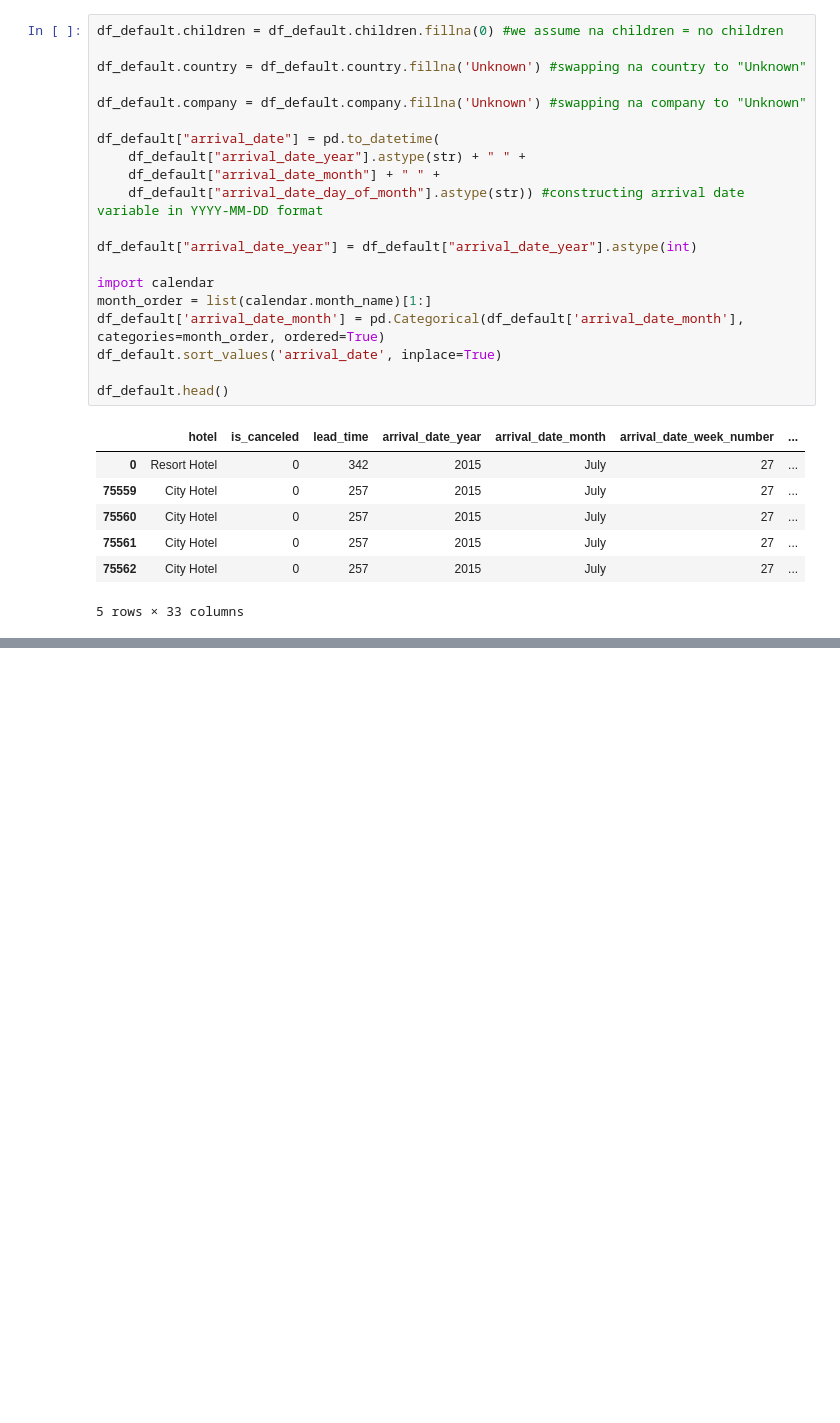
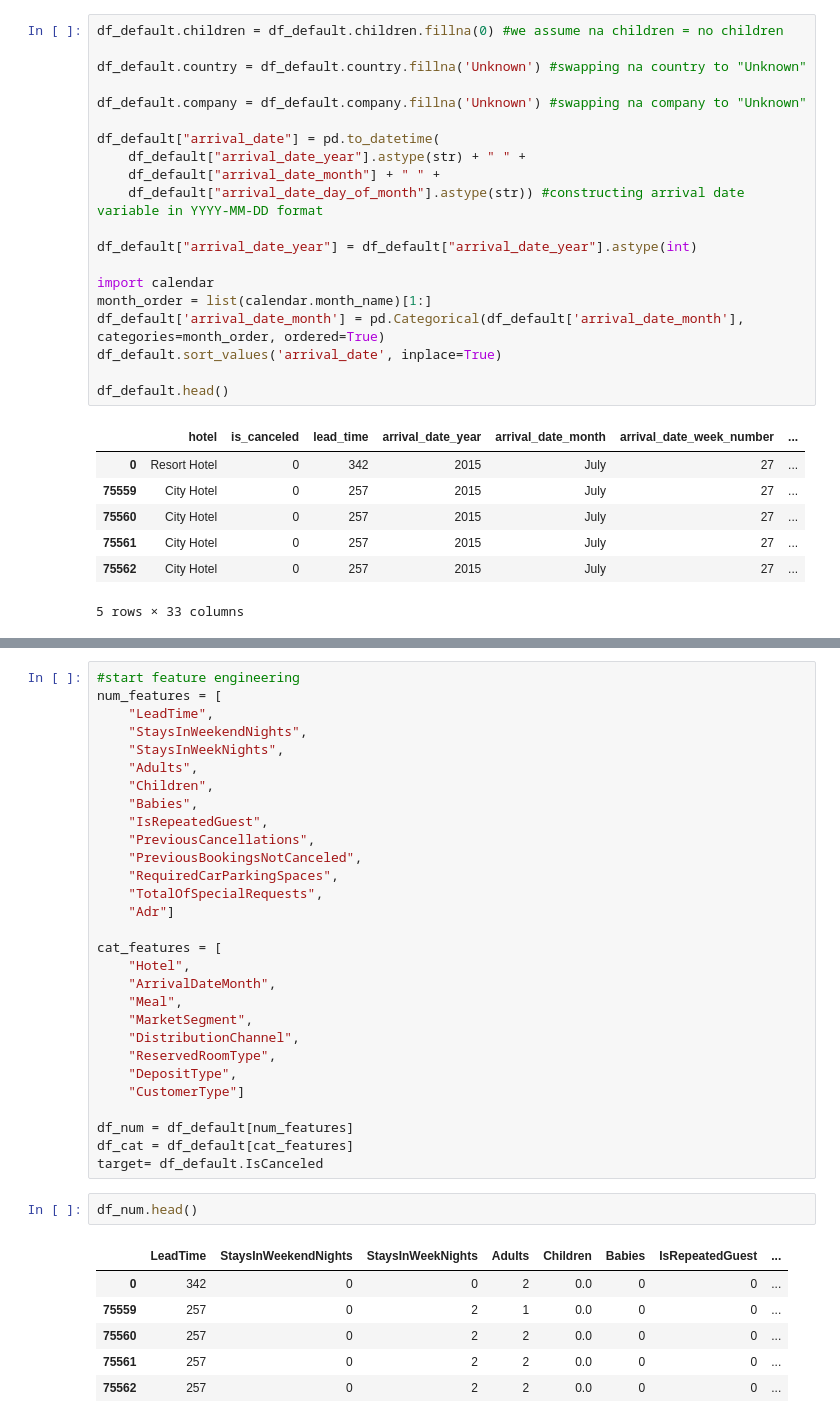
Before and after one commit to mattedefra/Group-AM, a Jupyter notebook: notebooks/Data Cleaning EDA.ipynb, the cells around one changed output, grey strips where cells are left out. Drawn from its saved outputs; the diff is of its cells as text; blank space fills up the shorter version.

```diff
--- a/notebooks/Data Cleaning EDA.ipynb
+++ b/notebooks/Data Cleaning EDA.ipynb
@@ -162,0 +133,38 @@ Name: ArrivalDateYear, dtype: float64
+# %%
+#start feature engineering
+num_features = [
+    "LeadTime",
+    "StaysInWeekendNights",
+    "StaysInWeekNights",
+    "Adults",
+    "Children",
+    "Babies",
+    "IsRepeatedGuest",
+    "PreviousCancellations",
+    "PreviousBookingsNotCanceled",
+    "RequiredCarParkingSpaces",
+    "TotalOfSpecialRequests",
+    "Adr"]
+
+cat_features = [
+    "Hotel",
+    "ArrivalDateMonth",
+    "Meal",
+    "MarketSegment",
+    "DistributionChannel",
+    "ReservedRoomType",
+    "DepositType",
+    "CustomerType"]
+
+df_num = df_default[num_features]
+df_cat = df_default[cat_features]
+target= df_default.IsCanceled
+# %%
+df_num.head()
+# %% [output]
+|  | LeadTime | StaysInWeekendNights | StaysInWeekNights | Adults | Children | Babies | IsRepeatedGuest | ... |
+| 0 | 342 | 0 | 0 | 2 | 0.0 | 0 | 0 | ... |
+| 75559 | 257 | 0 | 2 | 1 | 0.0 | 0 | 0 | ... |
+| 75560 | 257 | 0 | 2 | 2 | 0.0 | 0 | 0 | ... |
+| 75561 | 257 | 0 | 2 | 2 | 0.0 | 0 | 0 | ... |
+| 75562 | 257 | 0 | 2 | 2 | 0.0 | 0 | 0 | ... |
```
Also changed, not shown: parts of 10 cells of this notebook.
